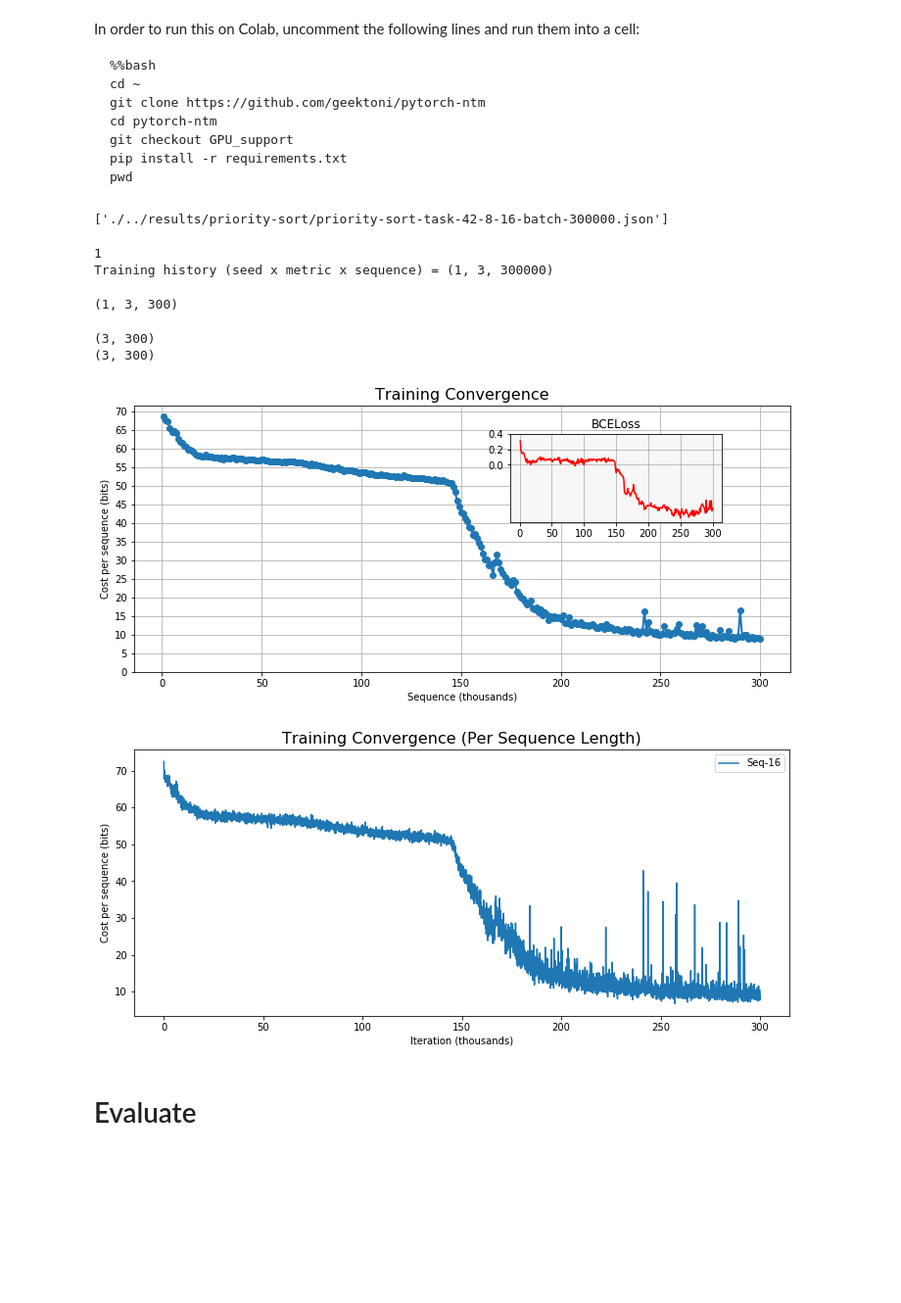
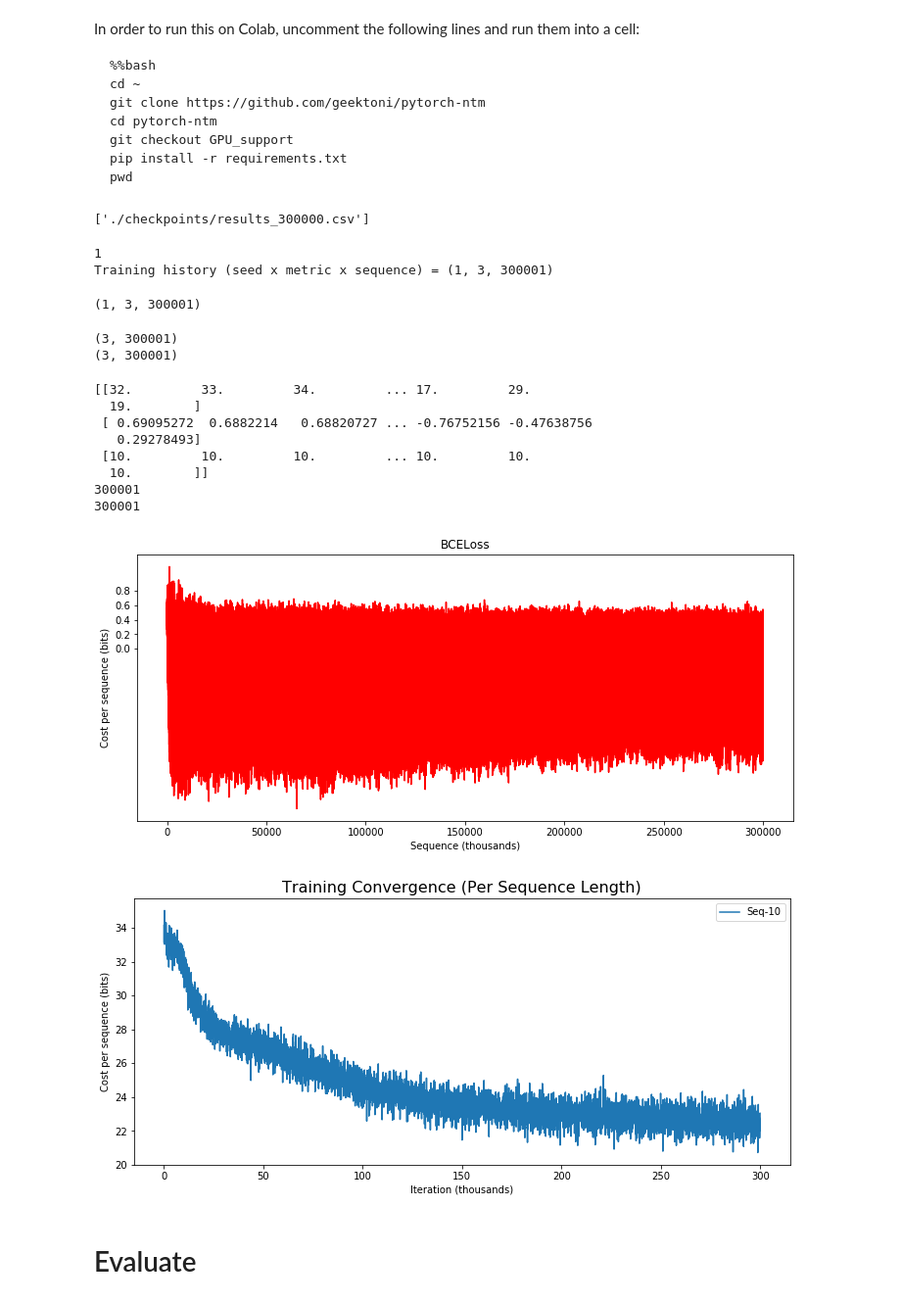
Before and after one commit to geektoni/pytorch-dnc-tests, a Jupyter notebook: priority_sort_task/priority-sort-task-plots.ipynb, the cells around one changed output. Shown at 98% size. Cells and saved outputs as stored; diff of their text form; code cells hidden in the pictures; blank space fills up the shorter version.

```diff
--- a/priority_sort_task/priority-sort-task-plots.ipynb
+++ b/priority_sort_task/priority-sort-task-plots.ipynb
@@ -29,11 +29,11 @@ seq_len = 16 #4
 seq_num_bits = 10 #1
 
 %matplotlib inline
-# %%
-files = glob("./../results/priority-sort/priority-sort-task-{}-8-16-batch-{}.json".format(seed, batch_num))
-files
-# %% [output]
-['./../results/priority-sort/priority-sort-task-42-8-16-batch-300000.json']
+# %%
+files = glob("./checkpoints/results_300000.csv")
+files
+# %% [output]
+['./checkpoints/results_300000.csv']
 # %%
 # Read the metrics from the .json files
 history = [json.loads(open(fname, "rt").read()) for fname in files]
@@ -42,14 +42,14 @@ print(len(history))
 print("Training history (seed x metric x sequence) =", training.shape)
 # %% [output]
 1
-Training history (seed x metric x sequence) = (1, 3, 300000)
+Training history (seed x metric x sequence) = (1, 3, 300001)
 # %%
 # Average every dv values across each (seed, metric)
 dv = 1000
-training = training.reshape(len(files), 3, -1, dv).mean(axis=3)
+#training = training.reshape(len(files), 3, -1, dv).mean(axis=3)
 print(training.shape)
 # %% [output]
-(1, 3, 300)
+(1, 3, 300001)
 # %%
 # Average the seeds
 training_mean = training.mean(axis=0)
@@ -57,32 +57,45 @@ training_std = training.std(axis=0)
 print(training_mean.shape)
 print(training_std.shape)
 # %% [output]
-(3, 300)
-(3, 300)
+(3, 300001)
+(3, 300001)
 # %%
 fig = plt.figure(figsize=(12, 5))
 
 # X axis is normalized to thousands
-x = np.arange(dv / 1000, (batch_num / 1000) + (dv / 1000), dv / 1000)
+#x = np.arange(dv/1000, (batch_num / 1000) + (dv / 1000), dv / 1000)
+x = np.arange(0, 300001)
+
+print(training_mean)
 
 # Plot the cost
 # plt.plot(x, training_mean[0], 'o-', linewidth=2, label='Cost')
-plt.errorbar(x, training_mean[0], yerr=training_std[0], fmt='o-', elinewidth=2, linewidth=2, label='Cost')
+#plt.errorbar(x, training_mean[0], yerr=training_std[0], fmt='o-', elinewidth=2, linewidth=2, label='Cost')
 plt.grid()
 plt.yticks(np.arange(0, training_mean[0][0]+5, 5))
 plt.ylabel('Cost per sequence (bits)')
 plt.xlabel('Sequence (thousands)')
 plt.title('Training Convergence', fontsize=16)
 
-ax = plt.axes([.57, .55, .25, .25], facecolor=(0.97, 0.97, 0.97))
+#ax = plt.axes([.57, .55, .25, .25], facecolor=(0.97, 0.97, 0.97))
 plt.title("BCELoss")
+print(len(training_mean[1]))
+print(len(x))
 plt.plot(x, training_mean[1], 'r-', label='BCE Loss')
 plt.yticks(np.arange(0, training_mean[1][0]+0.2, 0.2))
 plt.grid()
 
 plt.show()
 # %% [output]
+[[32.         33.         34.         ... 17.         29.
+  19.        ]
+ [ 0.69095272  0.6882214   0.68820727 ... -0.76752156 -0.47638756
+   0.29278493]
+ [10.         10.         10.         ... 10.         10.
+  10.        ]]
+300001
+300001
-[figure, old version]
+[figure, new version]
 # %%
 loss = history[0]['loss']
 cost = history[0]['cost']
@@ -114,7 +127,7 @@ for sl in unique_sls:
 plt.legend(loc=0)
 plt.show()
 # %% [output]
-[figure, old version]
+[figure, new version]
 # %% [markdown]
 # Evaluate
 # %%
```
Also changed, not shown: parts of 5 cells of this notebook, 5 other files.
